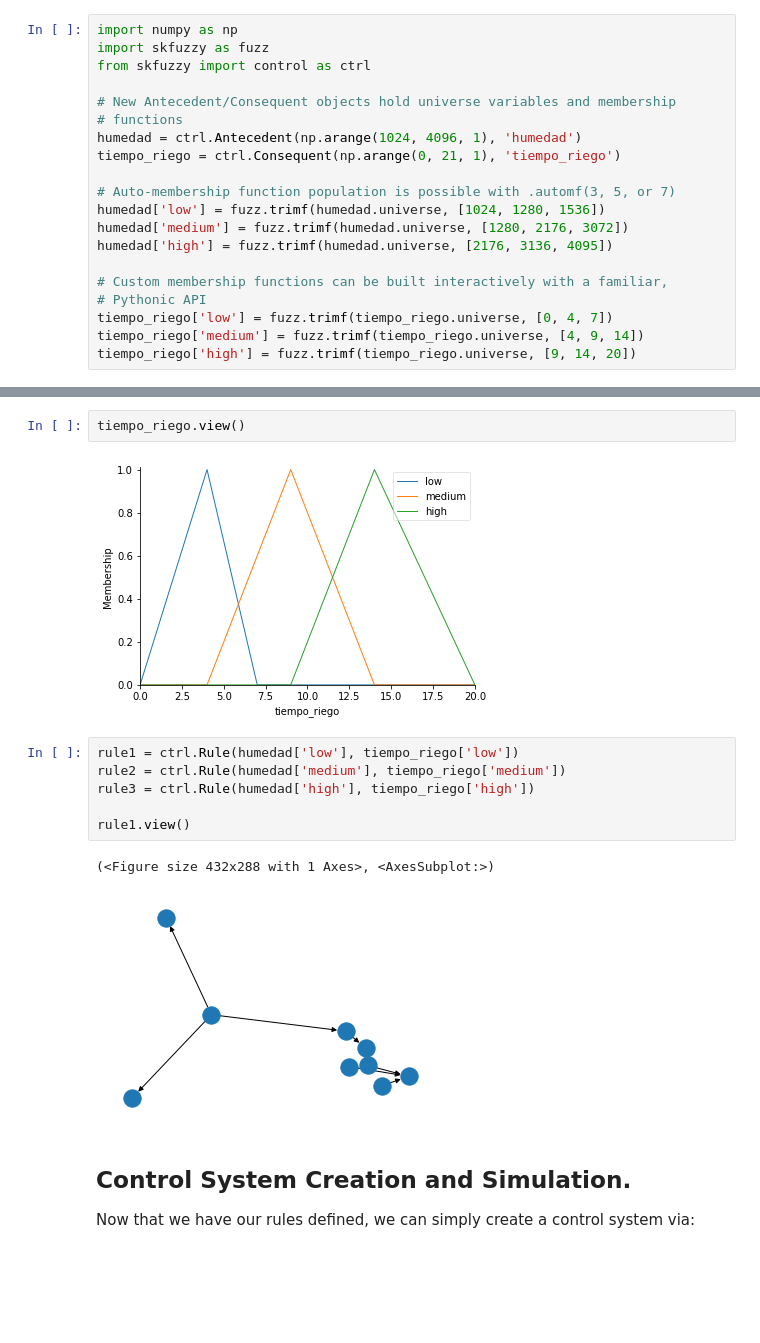
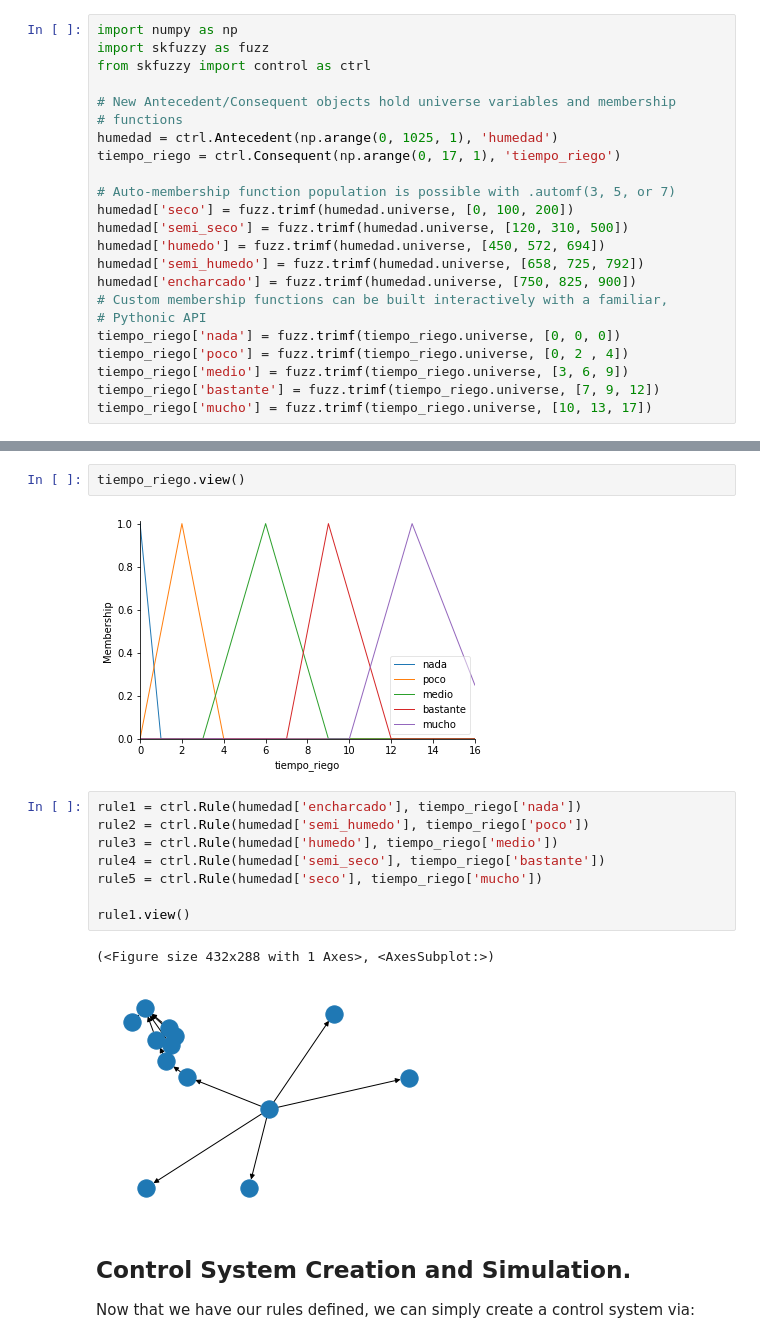
Before and after one commit to jorgeortizc06/smartnature, a Jupyter notebook: fuzzy-logic/FuzzyLogic_Irrigation.ipynb, the cells around one changed output, grey strips where cells are left out. Cells and saved outputs as stored; diff of their text form; blank space fills up the shorter version.

```diff
--- a/fuzzy-logic/FuzzyLogic_Irrigation.ipynb
+++ b/fuzzy-logic/FuzzyLogic_Irrigation.ipynb
@@ -5,19 +5,22 @@ from skfuzzy import control as ctrl
 
 # New Antecedent/Consequent objects hold universe variables and membership
 # functions
-humedad = ctrl.Antecedent(np.arange(1024, 4096, 1), 'humedad')
-tiempo_riego = ctrl.Consequent(np.arange(0, 21, 1), 'tiempo_riego')
+humedad = ctrl.Antecedent(np.arange(0, 1025, 1), 'humedad')
+tiempo_riego = ctrl.Consequent(np.arange(0, 17, 1), 'tiempo_riego')
 
 # Auto-membership function population is possible with .automf(3, 5, or 7)
-humedad['low'] = fuzz.trimf(humedad.universe, [1024, 1280, 1536])
-humedad['medium'] = fuzz.trimf(humedad.universe, [1280, 2176, 3072])
-humedad['high'] = fuzz.trimf(humedad.universe, [2176, 3136, 4095])
-
+humedad['seco'] = fuzz.trimf(humedad.universe, [0, 100, 200])
+humedad['semi_seco'] = fuzz.trimf(humedad.universe, [120, 310, 500])
+humedad['humedo'] = fuzz.trimf(humedad.universe, [450, 572, 694])
+humedad['semi_humedo'] = fuzz.trimf(humedad.universe, [658, 725, 792])
+humedad['encharcado'] = fuzz.trimf(humedad.universe, [750, 825, 900])
 # Custom membership functions can be built interactively with a familiar,
 # Pythonic API
-tiempo_riego['low'] = fuzz.trimf(tiempo_riego.universe, [0, 4, 7])
-tiempo_riego['medium'] = fuzz.trimf(tiempo_riego.universe, [4, 9, 14])
-tiempo_riego['high'] = fuzz.trimf(tiempo_riego.universe, [9, 14, 20])
+tiempo_riego['nada'] = fuzz.trimf(tiempo_riego.universe, [0, 0, 0])
+tiempo_riego['poco'] = fuzz.trimf(tiempo_riego.universe, [0, 2 , 4])
+tiempo_riego['medio'] = fuzz.trimf(tiempo_riego.universe, [3, 6, 9])
+tiempo_riego['bastante'] = fuzz.trimf(tiempo_riego.universe, [7, 9, 12])
+tiempo_riego['mucho'] = fuzz.trimf(tiempo_riego.universe, [10, 13, 17])
 # %%
 # You can see how these look with .view()
 humedad.view()
@@ -26,16 +29,18 @@ humedad.view()
 # %%
 tiempo_riego.view()
 # %% [output]
-[figure, old version]
+[figure, new version]
 # %%
-rule1 = ctrl.Rule(humedad['low'], tiempo_riego['low'])
-rule2 = ctrl.Rule(humedad['medium'], tiempo_riego['medium'])
-rule3 = ctrl.Rule(humedad['high'], tiempo_riego['high'])
+rule1 = ctrl.Rule(humedad['encharcado'], tiempo_riego['nada'])
+rule2 = ctrl.Rule(humedad['semi_humedo'], tiempo_riego['poco'])
+rule3 = ctrl.Rule(humedad['humedo'], tiempo_riego['medio'])
+rule4 = ctrl.Rule(humedad['semi_seco'], tiempo_riego['bastante'])
+rule5 = ctrl.Rule(humedad['seco'], tiempo_riego['mucho'])
 
 rule1.view()
 # %% [output]
 (<Figure size 432x288 with 1 Axes>, <AxesSubplot:>)
-[figure, old version]
+[figure, new version]
 # %% [markdown]
 ## Control System Creation and Simulation.
 
```
Also changed, not shown: parts of 4 cells of this notebook, 3 other files.
